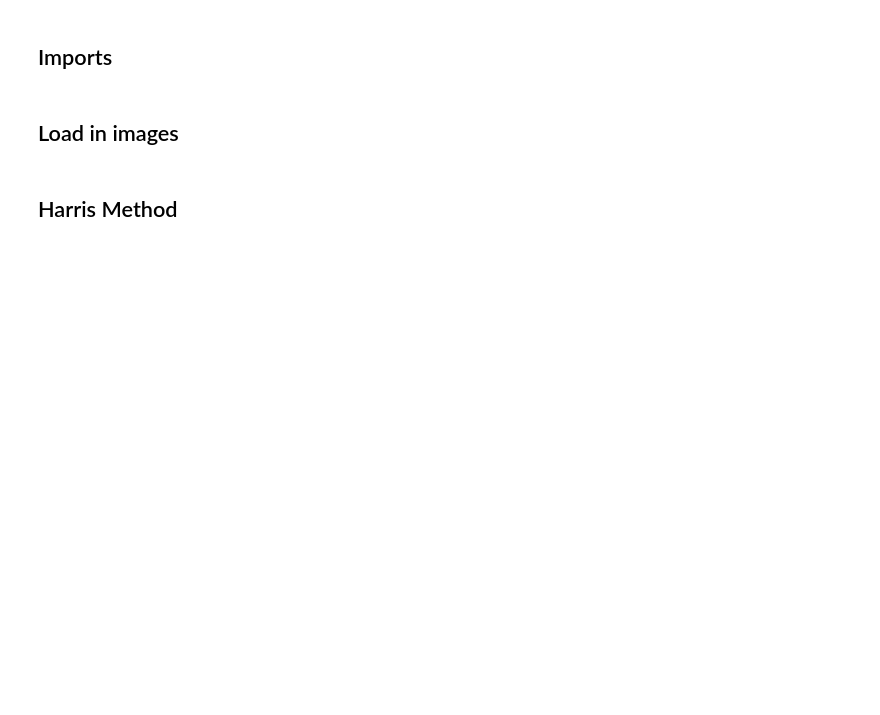
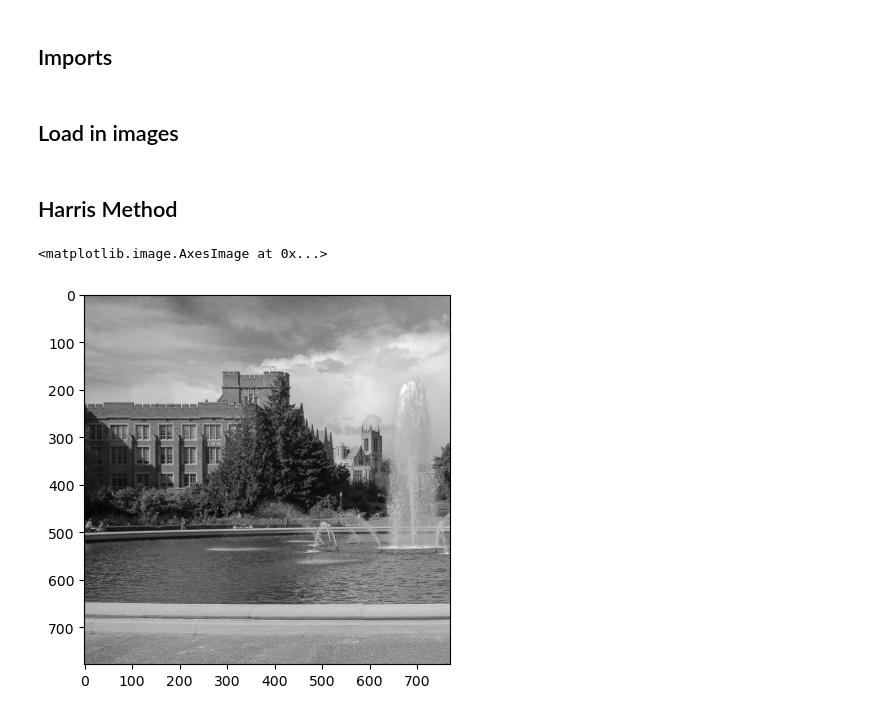
Before and after one commit to MrWlobo/Zaawansowane_Algorytmy_Wizyjne, a Jupyter notebook: Lab06/ZAW_Lab06.ipynb, the cells around one changed output. Drawn from its saved outputs; the diff is of its cells as text; code cells hidden in the pictures; blank space fills up the shorter version.

```diff
--- a/Lab06/ZAW_Lab06.ipynb
+++ b/Lab06/ZAW_Lab06.ipynb
@@ -27,3 +27,9 @@ for path in image_paths:
 # %%
 fountain_1 = images[4]
 fountain_2 = images[5]
+# %%
+plt.gray()
+plt.imshow(fountain_1)
+# %% [output]
+<matplotlib.image.AxesImage at 0x...>
+[figure, added]
```
Also changed, not shown: parts of 6 cells of this notebook.
